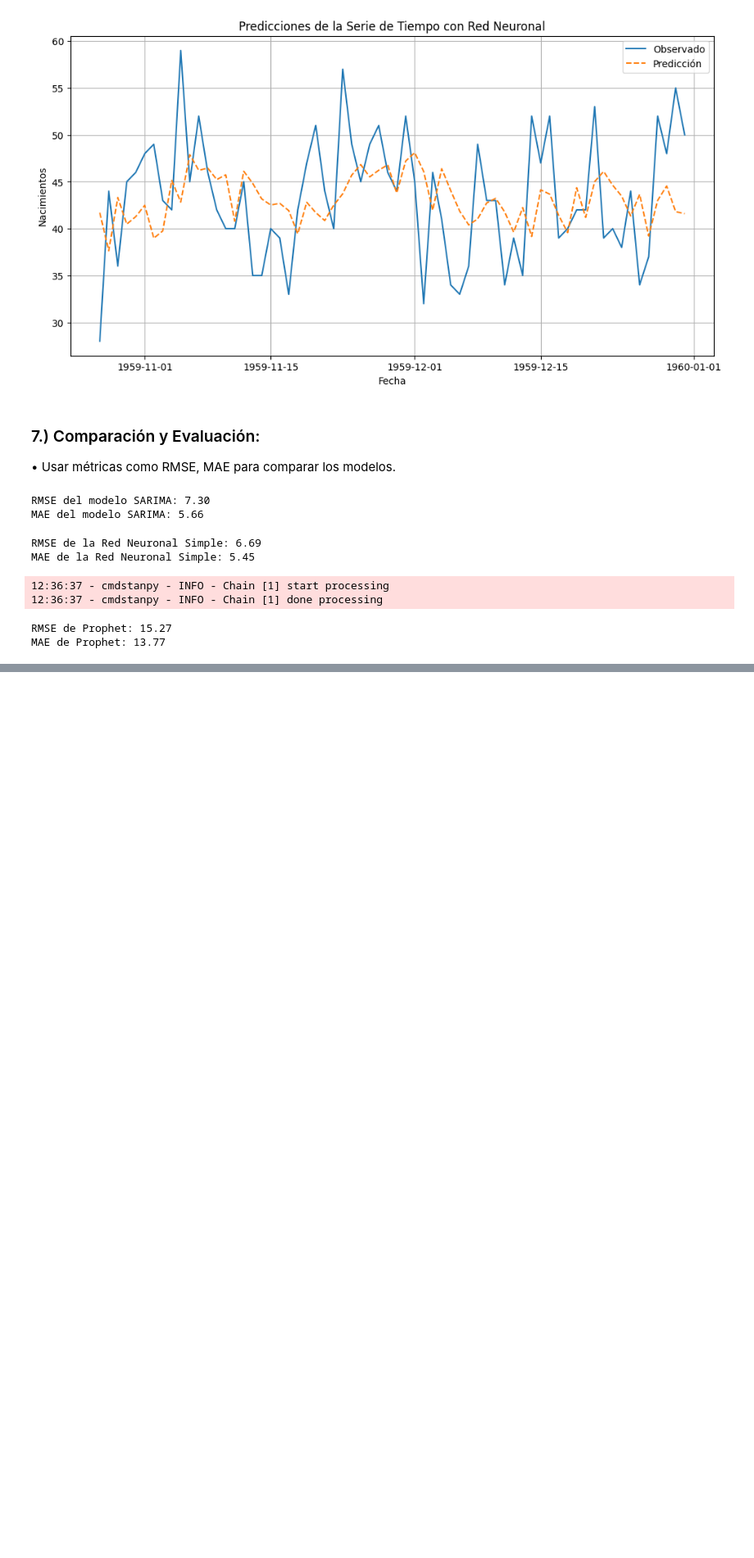
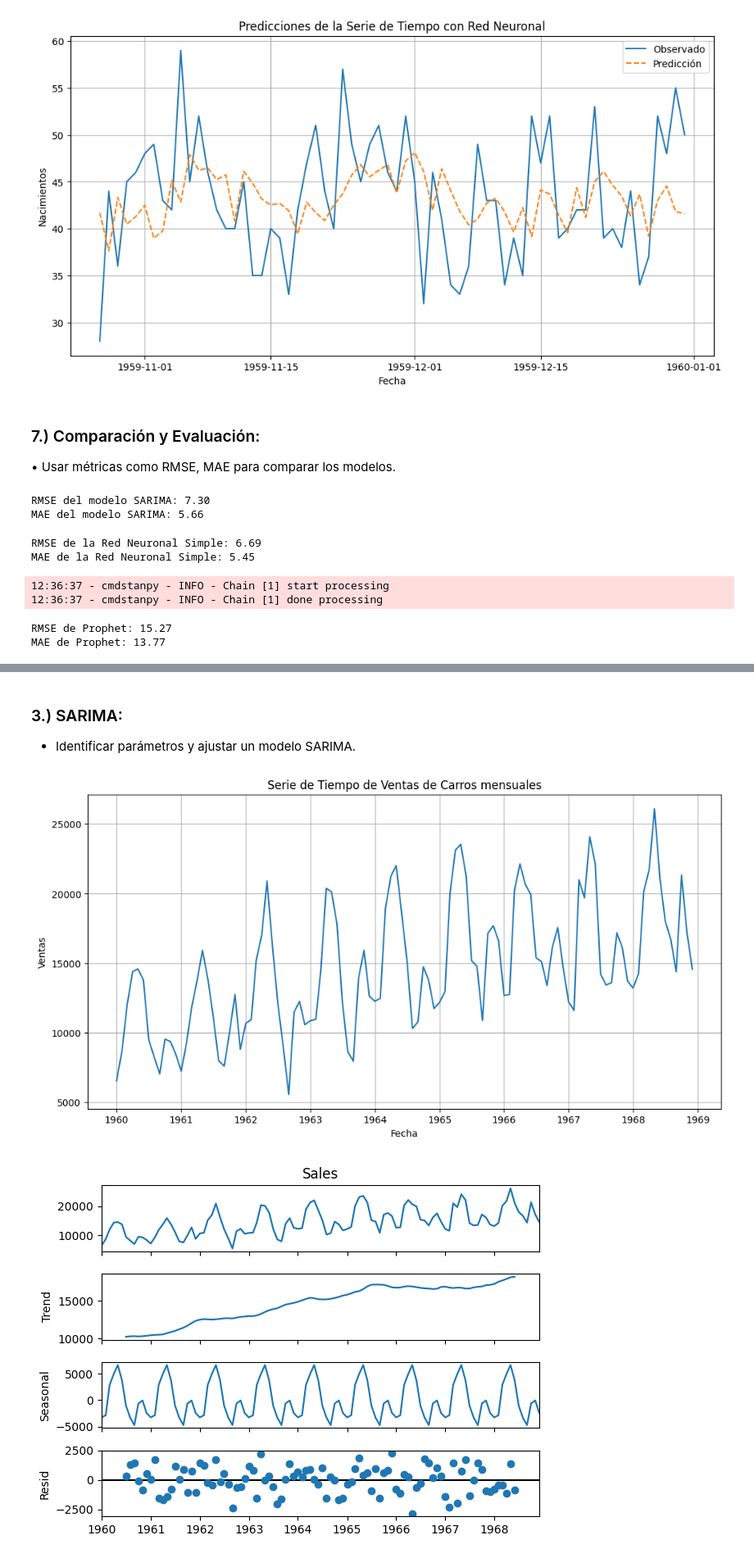
Before and after one commit to GabrielVicente-GT/CC3084_Laboratorio3, a Jupyter notebook: Lab3.ipynb, the cells around one changed output, grey strips where cells are left out. Shown at 82% size. Cells and saved outputs as stored; diff of their text form; code cells hidden in the pictures; blank space fills up the shorter version.

```diff
--- a/Lab3.ipynb
+++ b/Lab3.ipynb
@@ -347,0 +400,36 @@ MAE de Prophet: 13.77
+# %% [markdown]
+### 3.) SARIMA:
+* Identificar parámetros y ajustar un modelo SARIMA.
+# %%
+import pandas as pd
+import matplotlib.pyplot as plt
+import statsmodels.api as sm
+from statsmodels.tsa.seasonal import seasonal_decompose
+from statsmodels.graphics.tsaplots import plot_acf, plot_pacf
+
+data = pd.read_csv("./Datos/monthly-car-sales.csv")
+data['Month'] = pd.to_datetime(data['Month'])
+data.set_index('Month', inplace=True)
+
+plt.figure(figsize=(12, 6))
+plt.plot(data['Sales'])
+plt.title('Serie de Tiempo de Ventas de Carros mensuales')
+plt.xlabel('Fecha')
+plt.ylabel('Ventas')
+plt.grid(True)
+plt.show()
+
+result = seasonal_decompose(data['Sales'], model='additive')
+result.plot()
+plt.show()
+
+plot_acf(data['Sales'], lags=40)
+plt.title('Función de Autocorrelación')
+plt.show()
+
+plot_pacf(data['Sales'], lags=40)
+plt.title('Función de Autocorrelación Parcial')
+plt.show()
+# %% [output]
+[figure, added]
+[figure, added]
```
Also changed, not shown: parts of 18 cells of this notebook.
